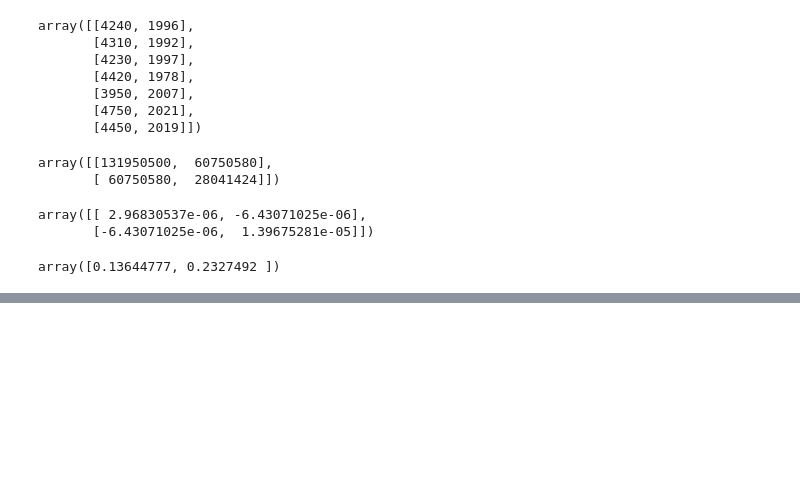
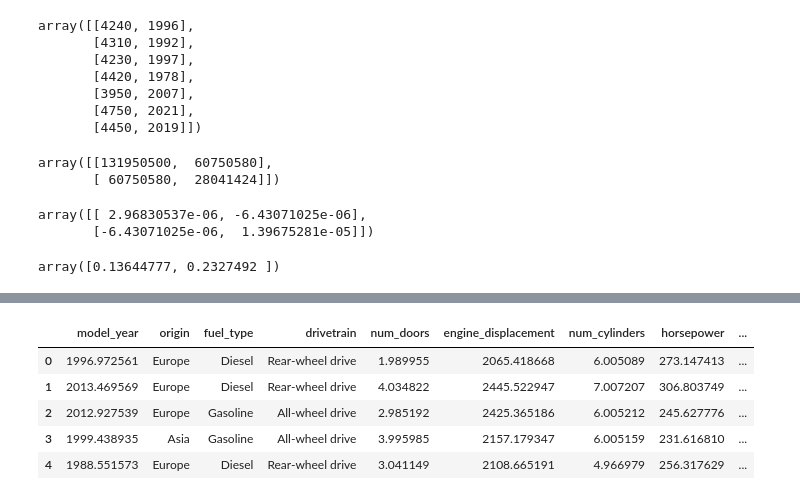
Before and after one commit to anarcruz/zoomcamp-ml-2026, a Jupyter notebook: HOMEWORK/HW1.ipynb, the cells around one changed output, grey strips where cells are left out. Cells and saved outputs as stored; diff of their text form; code cells hidden in the pictures; blank space fills up the shorter version.

```diff
--- a/HOMEWORK/HW1.ipynb
+++ b/HOMEWORK/HW1.ipynb
@@ -184,0 +183,32 @@ np.float64(0.36919696904925486)
+# %%
+def augment_tabular_data(df, target_multiplier=10, noise_level=0.05, seed=42):
+  np.random.seed(seed)
+  n_original = len(df)
+  n_target = n_original * target_multiplier
+
+  # 1. Amostragem com reposição para atingir o tamanho desejado
+  augmented_df = df.sample(n=n_target, replace=True).reset_index(drop=True)
+
+  # 2. Separar colunas numéricas e categóricas
+  num_cols = augmented_df.select_dtypes(include=[np.number]).columns
+  cat_cols = augmented_df.select_dtypes(include=["object", "category"]).columns
+
+  # 3. Adicionar ruído controlado às colunas numéricas para criar variação realista
+  for col in num_cols:
+    std_dev = augmented_df[col].std()
+    # Adiciona um pequeno ruído gaussiano proporcional ao desvio padrão da coluna
+    noise = np.random.normal(0, noise_level * std_dev, size=n_target)
+    augmented_df[col] = augmented_df[col] + noise
+
+  # Opcional: Se houver colunas categóricas, podemos introduzir pequenas variações ou mantê-las como amostras fiéis.
+  # Aqui mantemos as amostras categóricas fiéis à distribuição original via amostragem.
+
+  print(
+      f"Dataset original: {n_original} linhas | Dataset aumentado: {len(augmented_df)} linhas"
+  )
+  return augmented_df
+# %%
+# Gerando o dataset 10X maior
+df_10x = augment_tabular_data(data, target_multiplier=100, noise_level=0.03)
+
+print(df_10x.head())
@@ -184,0 +235,9 @@ np.float64(0.36919696904925486)
+# %%
+df_10x.head()
+# %% [output]
+|  | model_year | origin | fuel_type | drivetrain | num_doors | engine_displacement | num_cylinders | horsepower | ... |
+| 0 | 1996.972561 | Europe | Diesel | Rear-wheel drive | 1.989955 | 2065.418668 | 6.005089 | 273.147413 | ... |
+| 1 | 2013.469569 | Europe | Diesel | Rear-wheel drive | 4.034822 | 2445.522947 | 7.007207 | 306.803749 | ... |
+| 2 | 2012.927539 | Europe | Gasoline | All-wheel drive | 2.985192 | 2425.365186 | 6.005212 | 245.627776 | ... |
+| 3 | 1999.438935 | Asia | Gasoline | All-wheel drive | 3.995985 | 2157.179347 | 6.005159 | 231.616810 | ... |
+| 4 | 1988.551573 | Europe | Diesel | Rear-wheel drive | 3.041149 | 2108.665191 | 4.966979 | 256.317629 | ... |
```
Also changed, not shown: parts of 14 cells of this notebook.
